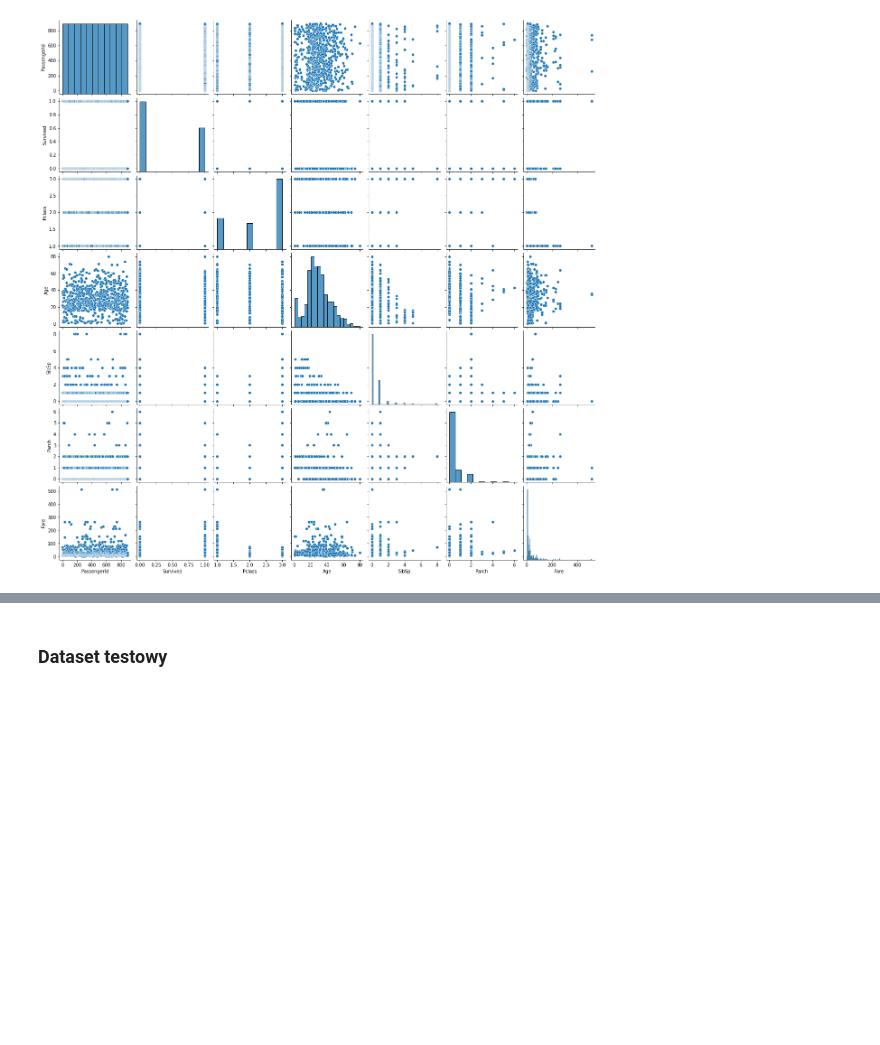
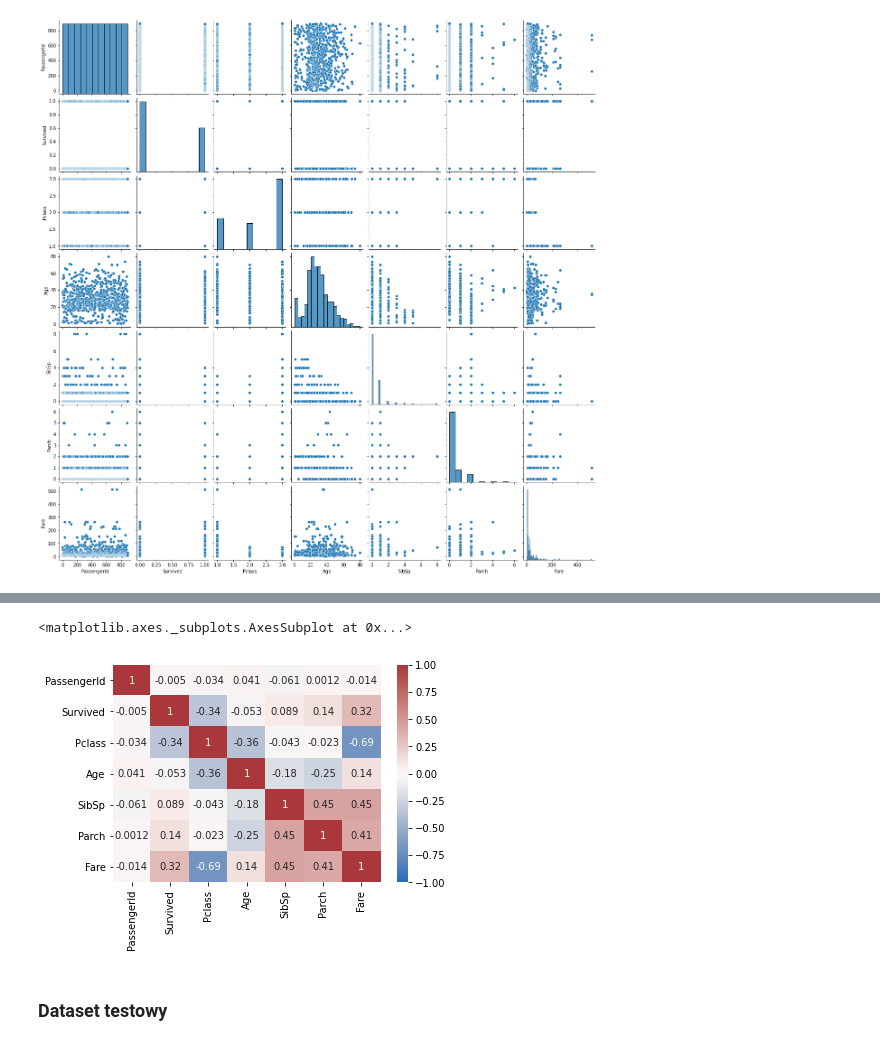
Before and after one commit to operixon/mlsg-kaggle, a Jupyter notebook: Titanic.ipynb, the cells around one changed output, grey strips where cells are left out. Drawn from its saved outputs; the diff is of its cells as text; code cells hidden in the pictures; blank space fills up the shorter version.

```diff
--- a/Titanic.ipynb
+++ b/Titanic.ipynb
@@ -212,3 +224,8 @@ sns.pairplot(train_titanic)
+# %%
+sns.heatmap(train_titanic.corr(method='spearman'), annot=True, vmin=-1, vmax=1, cmap="vlag")
+# %% [output]
+<matplotlib.axes._subplots.AxesSubplot at 0x...>
+[figure, added]
 # %% [markdown]
 ### Dataset testowy
 # %%
```
Also changed, not shown: parts of 3 cells of this notebook.
